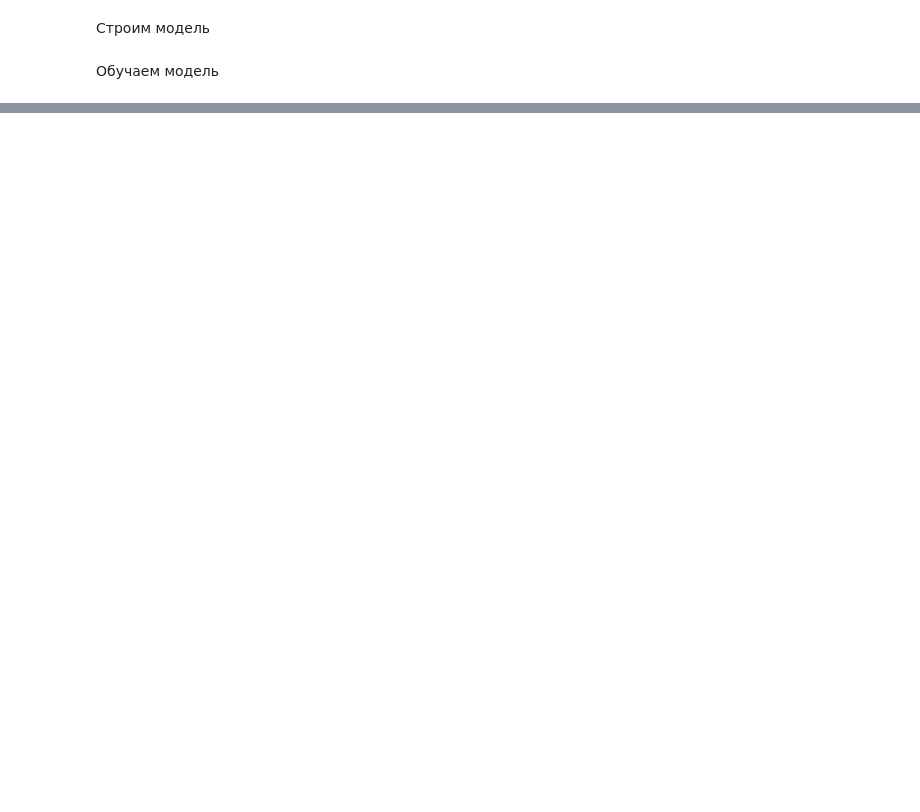
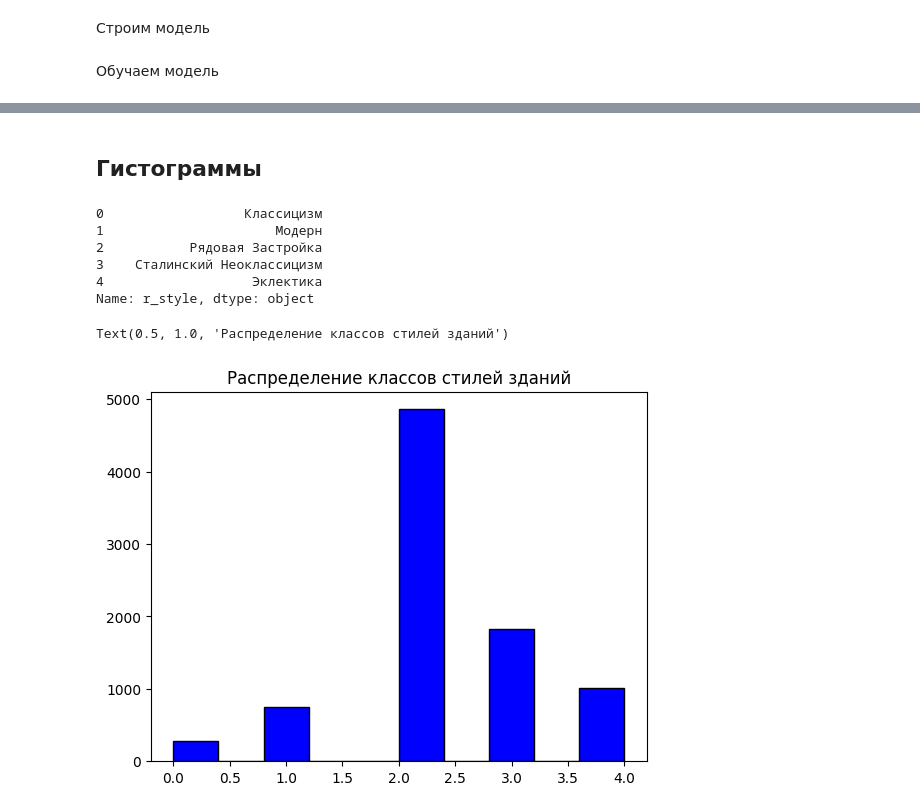
Before and after one commit to anivse/Ages-and-styles-of-buildings, a Jupyter notebook: ages_and_styles_of_buildings.ipynb, the cells around one changed output, grey strips where cells are left out. Saved outputs shown, nothing was run; the diff lists cells and outputs as text; code cells hidden in the pictures; blank space fills up the shorter version.

```diff
--- a/ages_and_styles_of_buildings.ipynb
+++ b/ages_and_styles_of_buildings.ipynb
@@ -500,0 +520,40 @@ plt.title(f'Точно: {exact_significance[index]}, Предсказано: {pr
+# %%
+df_classes = df.groupby(['r_style']).count().reset_index()
+# %%
+df_classes = df_classes.loc[(df_classes['r_photo_url'] >= 600)]
+classes = df_classes['r_style']
+df = df.loc[(df['r_style'].isin(classes))]
+df = df.loc[(df['r_year_int'] >= 1824)]
+# %%
+data = []
+error_index = []
+
+flag = 0 #флаг проверяет наличие некорректных данных изображения
+for row_index, row in df.iterrows():
+      try:
+            image = Image.open(f'G:\photos_buildings\\image_{row_index}.jpg')
+            image = image.resize((255,255))
+            image = img_to_array(image)
+            for i in range (0, len(image)):
+                  for j in range (0, len(image[i])):
+                        if len(image[i][j]) != 3:
+                              error_index.append(row_index)
+                              flag = 1
+                              break
+                        else:
+                              flag = 0
+            if flag == 0:
+                  data.append(image)
+      except:
+            error_index.append(row_index)
+# %%
+df = df.drop(labels = error_index, axis = 0)
+labels = []
+for row_index, row in df.iterrows():
+    labels.append(np.where(classes==df['r_style'][row_index])[0][0])
+
+labels = np.array(labels)
+ages = 2024.0 - df['r_year_int']
+ages = np.array(ages)
+photos = np.array(data)
+photos /= 255.0
@@ -500,0 +579,2 @@ plt.title(f'Точно: {exact_significance[index]}, Предсказано: {pr
+# %% [markdown]
+## Гистограммы
@@ -500,0 +584,15 @@ plt.title(f'Точно: {exact_significance[index]}, Предсказано: {pr
+# %%
+classes
+# %% [output]
+0                  Классицизм
+1                      Модерн
+2           Рядовая Застройка
+3    Сталинский Неоклассицизм
+4                   Эклектика
+Name: r_style, dtype: object
+# %%
+plt.hist(labels,  color = 'blue', edgecolor = 'black')
+plt.title('Распределение классов стилей зданий')
+# %% [output]
+Text(0.5, 1.0, 'Распределение классов стилей зданий')
+[figure, added]
```
Also changed, not shown: parts of 39 cells of this notebook, 1 other file.
